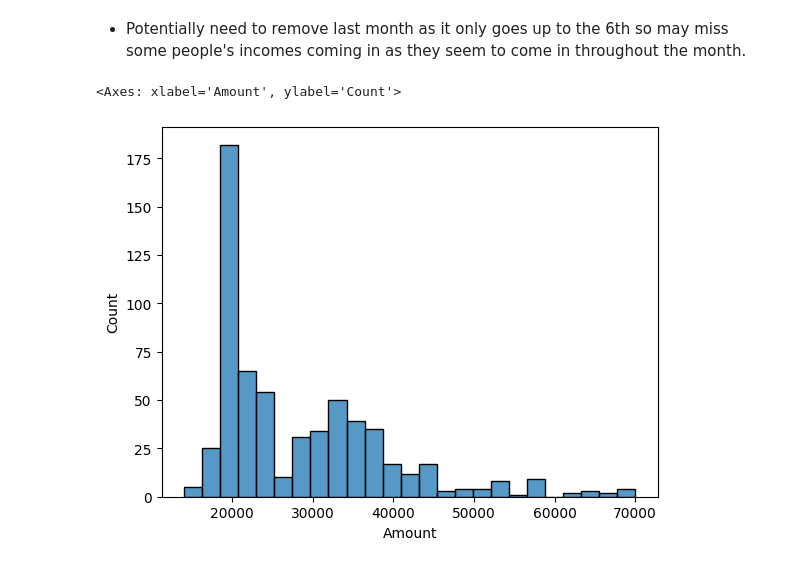
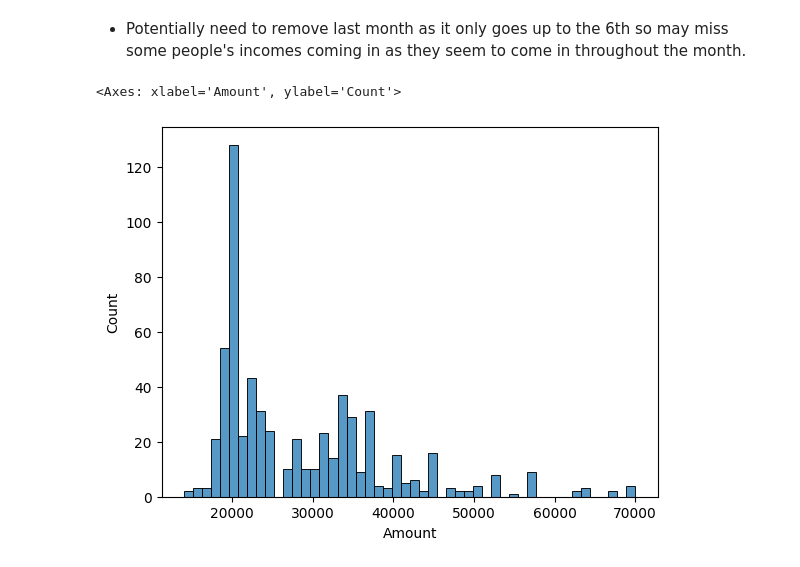
Before and after one commit to UoB-DSMP-2023-24/dsmp-2024-group-38, a Jupyter notebook: Salary_compute_dataset2.ipynb, the cells around one changed output. Cells and saved outputs as stored; diff of their text form; code cells hidden in the pictures.

```diff
--- a/Salary_compute_dataset2.ipynb
+++ b/Salary_compute_dataset2.ipynb
@@ -27,0 +20,3 @@ bank['Time Pandas'] = bank['Time Pandas'].dt.time
+# %%
+bank = pd.read_csv('df.csv')
+bank.shape
@@ -36,0 +46,5 @@ bank.head()
+# %%
+# split DateTime into Date and Time
+bank['Date'] = pd.to_datetime(bank['DateTime'],dayfirst=False ).dt.date
+bank['Timestamp'] = pd.to_datetime(bank['DateTime']).dt.time
+bank.head()
@@ -68,5 +101,7 @@ Number of unique accounts after filtering for incomings only:  617
 # %%
 # filter rows for only 2nd month of the year
+# convert 'Date' to datetime format'
+bank_amount_incomings['Date'] = pd.to_datetime(bank_amount_incomings['Date'],dayfirst=False)
 bank_feb = bank_amount_incomings[bank_amount_incomings['Date'].dt.month == 2]
 
 # get max and min dates in february
@@ -110,7 +145,7 @@ incomes=(income_per_account/11)*12 # multiply by 12 to get annual income
 incomes_monthly = income_per_account/11
 # %%
 # kde plot of income per account
-sns.histplot(incomes, fill=True,bins=25)
+sns.histplot(incomes, fill=True,bins=50)
 # %% [output]
 <Axes: xlabel='Amount', ylabel='Count'>
-[figure, old version]
+[figure, new version]
```
Also changed, not shown: parts of 23 cells of this notebook.
